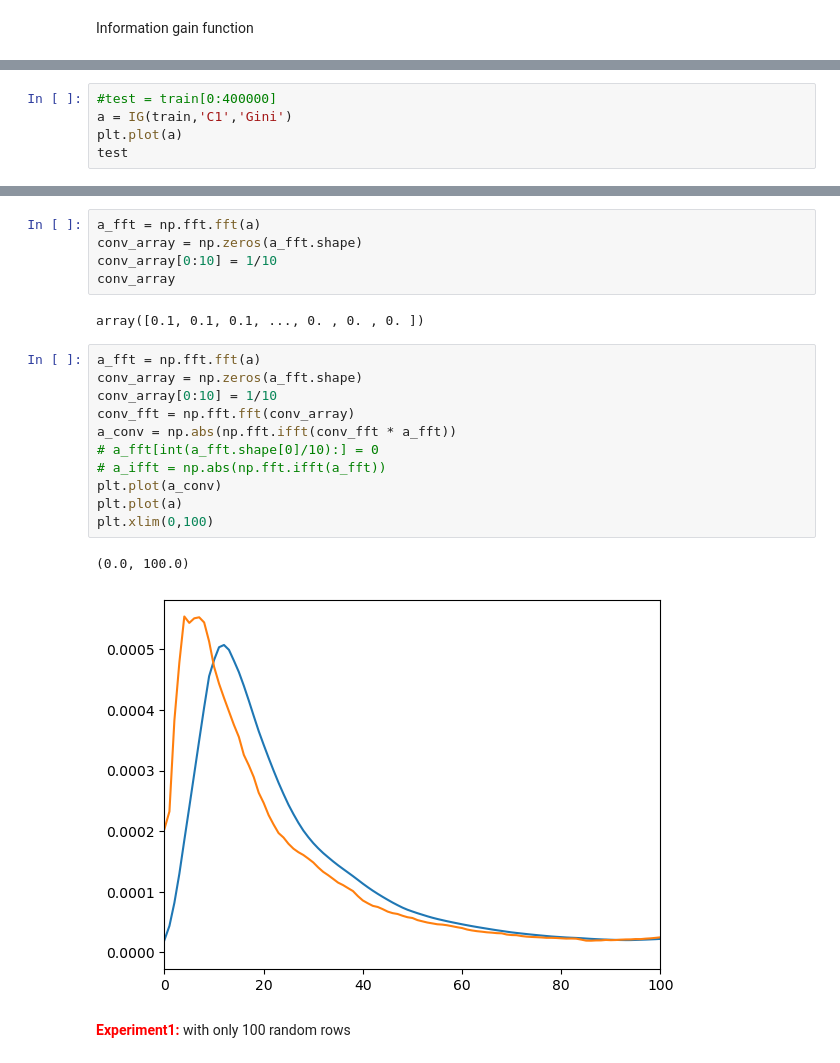
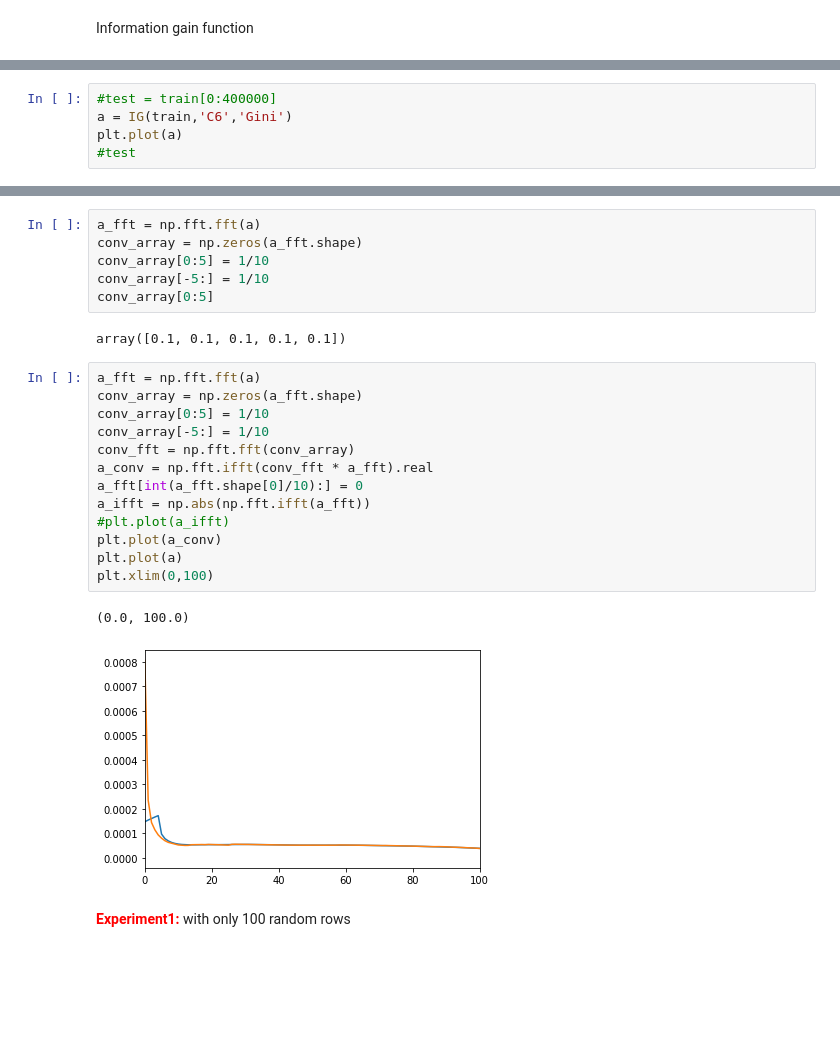
Before and after one commit to YinQingYuanQue/HM1_DT_CS529, a Jupyter notebook: HM1.ipynb, the cells around one changed output, grey strips where cells are left out. Cells and saved outputs as stored; diff of their text form; blank space fills up the shorter version.

```diff
--- a/HM1.ipynb
+++ b/HM1.ipynb
@@ -136,6 +160,6 @@ def IG(Input_Dataframe, Split_feature, IG_methods): #IG_methods = 'Gini'/ 'Entro
 # %%
 #test = train[0:400000]
-a = IG(train,'C1','Gini')
+a = IG(train,'C6','Gini')
 plt.plot(a)
-test
+#test
 # %% [output]
@@ -156,24 +168,27 @@ test
 # %%
 a_fft = np.fft.fft(a)
 conv_array = np.zeros(a_fft.shape)
-conv_array[0:10] = 1/10
-conv_array
+conv_array[0:5] = 1/10
+conv_array[-5:] = 1/10
+conv_array[0:5]
 # %% [output]
-array([0.1, 0.1, 0.1, ..., 0. , 0. , 0. ])
+array([0.1, 0.1, 0.1, 0.1, 0.1])
 # %%
 a_fft = np.fft.fft(a)
 conv_array = np.zeros(a_fft.shape)
-conv_array[0:10] = 1/10
+conv_array[0:5] = 1/10
+conv_array[-5:] = 1/10
 conv_fft = np.fft.fft(conv_array)
-a_conv = np.abs(np.fft.ifft(conv_fft * a_fft))
-# a_fft[int(a_fft.shape[0]/10):] = 0
-# a_ifft = np.abs(np.fft.ifft(a_fft))
+a_conv = np.fft.ifft(conv_fft * a_fft).real
+a_fft[int(a_fft.shape[0]/10):] = 0
+a_ifft = np.abs(np.fft.ifft(a_fft))
+#plt.plot(a_ifft)
 plt.plot(a_conv)
 plt.plot(a)
 plt.xlim(0,100)
 # %% [output]
 (0.0, 100.0)
-[figure, old version]
+[figure, new version]
 # %% [markdown]
 <font color = red> **Experiment1: </font>** with only 100 random rows
 # %% [markdown]
```
Also changed, not shown: parts of 8 cells of this notebook.
